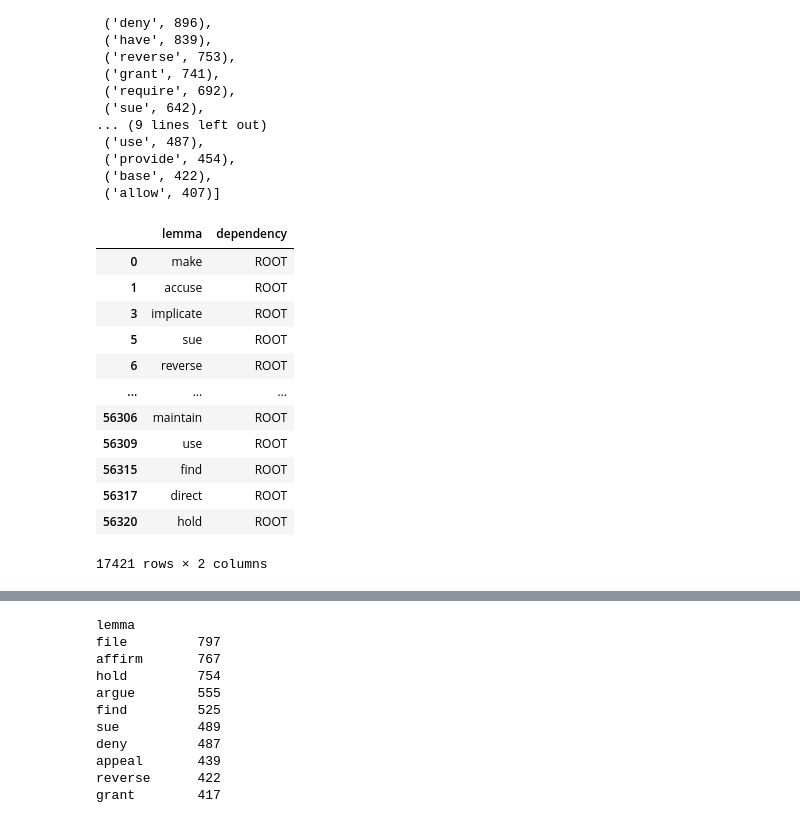
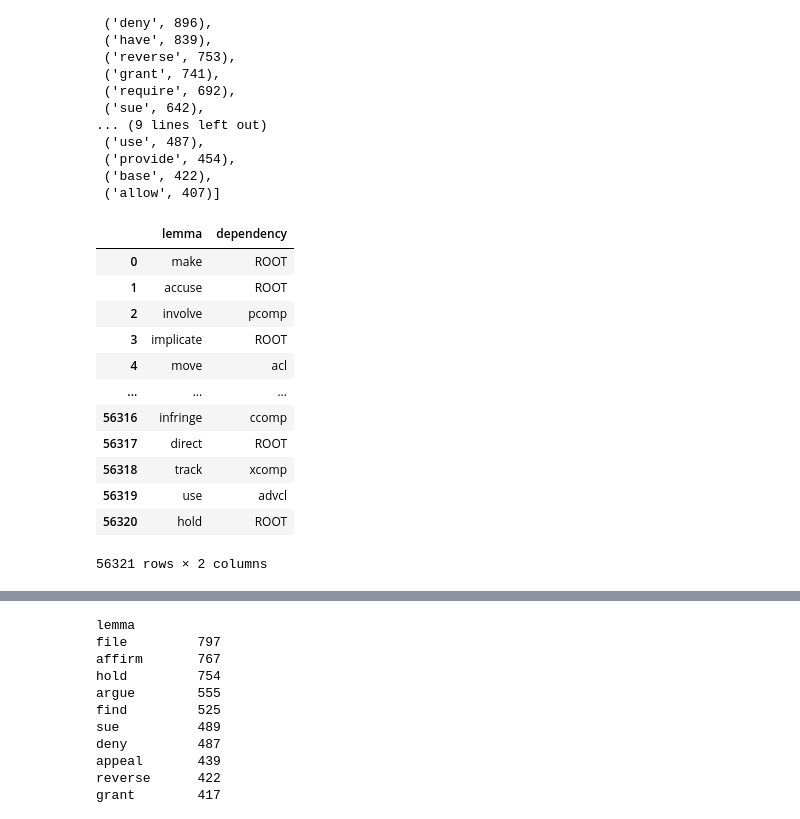
Before and after one commit to uyunho99/legal_prediction, a Jupyter notebook: spacy.ipynb, the cells around one changed output, grey strips where cells are left out. Cells and saved outputs as stored; diff of their text form; code cells hidden in the pictures.

Commit message:
find fp+sp verb

```diff
--- a/spacy.ipynb
+++ b/spacy.ipynb
@@ -122,19 +135,18 @@ stat_verb_list[:25]
  ('allow', 407)]
 # %%
 verb_info_df = pd.DataFrame(verb_info_list)
-verb_root_df = verb_info_df[verb_info_df['dependency'] == 'ROOT']
-verb_root_df
+verb_info_df
 # %% [output]
 |  | lemma | dependency |
 | 0 | make | ROOT |
 | 1 | accuse | ROOT |
+| 2 | involve | pcomp |
 | 3 | implicate | ROOT |
-| 5 | sue | ROOT |
-| 6 | reverse | ROOT |
+| 4 | move | acl |
 | ... | ... | ... |
-| 56306 | maintain | ROOT |
-| 56309 | use | ROOT |
-| 56315 | find | ROOT |
+| 56316 | infringe | ccomp |
 | 56317 | direct | ROOT |
+| 56318 | track | xcomp |
+| 56319 | use | advcl |
 | 56320 | hold | ROOT |
-17421 rows × 2 columns
+56321 rows × 2 columns
```
Also changed, not shown: parts of 21 cells of this notebook.
